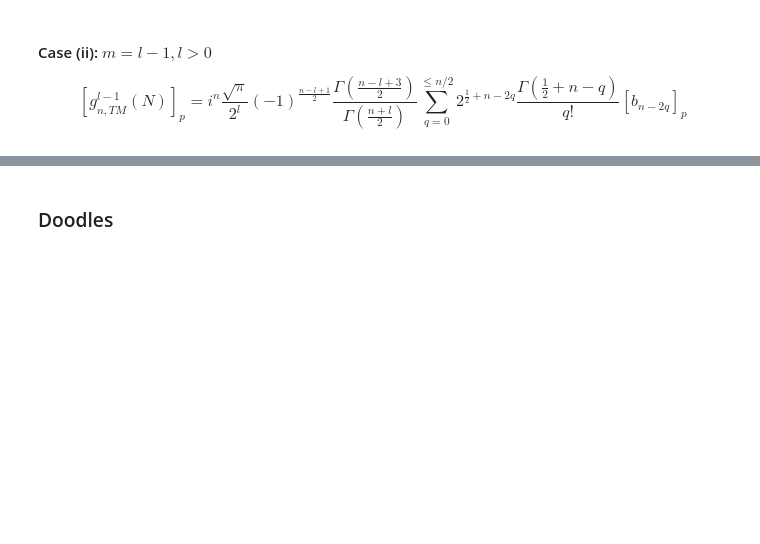
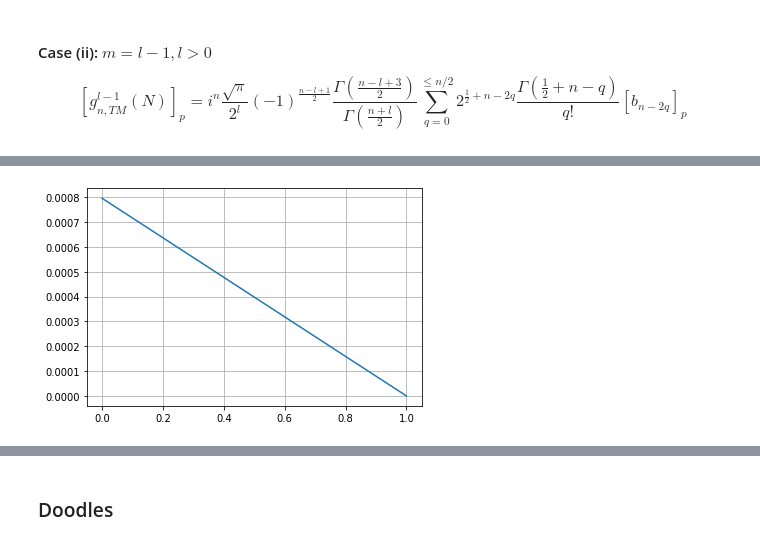
Before and after one commit to LVotto/jupylgbeams_lens, a Jupyter notebook: FocusedLGBeamsFS.ipynb, the cells around one changed output, grey strips where cells are left out. Cells and saved outputs as stored; diff of their text form; code cells hidden in the pictures; blank space fills up the shorter version.

```diff
--- a/FocusedLGBeamsFS.ipynb
+++ b/FocusedLGBeamsFS.ipynb
@@ -345,0 +384,9 @@ $$    \left[ g_{n, TM}^{l-1}(N) \right]_p = i^n \frac{\sqrt{\pi}}{2^{l}} (-1)^{\
+# %%
+difs = []
+for i, v in enumerate(mpmathint):
+    difs.append(np.abs(mpmathint[0][i] - quadint[0][i]) ** 2)
+plt.plot(difs)
+plt.grid()
+plt.show()
+# %% [output]
+[figure, added]
```
Also changed, not shown: parts of 34 cells of this notebook.
